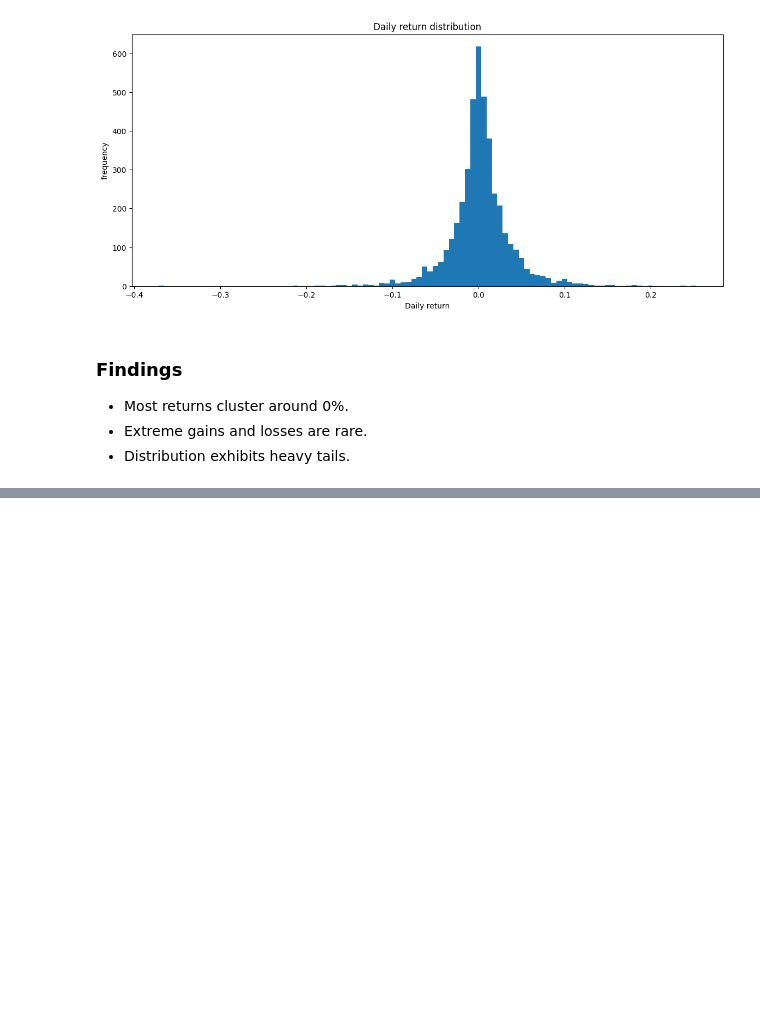
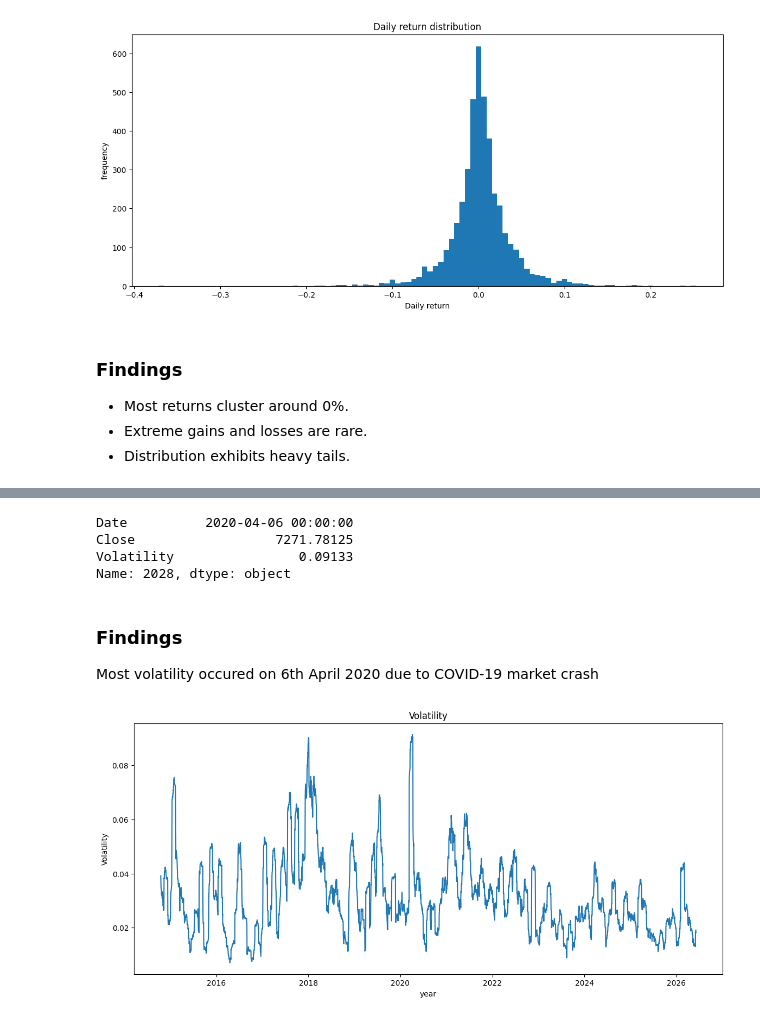
Before and after one commit to mugdhajha/Bitcoin-market-analysis, a Jupyter notebook: notebooks/eda.ipynb, the cells around one changed output, grey strips where cells are left out. Saved outputs shown, nothing was run; the diff lists cells and outputs as text; code cells hidden in the pictures; blank space fills up the shorter version.

Commit message:
completed analysing volatility

```diff
--- a/notebooks/eda.ipynb
+++ b/notebooks/eda.ipynb
@@ -129,0 +135,2 @@ plt.show()
+# %%
+df["Volatility"]=df["Daily_return"].rolling(30).std()
@@ -129,0 +169,22 @@ plt.show()
+# %%
+max_vol=df.loc[df["Volatility"].idxmax()]
+print(max_vol[["Date","Close","Volatility"]])
+# %% [output]
+Date          2020-04-06 00:00:00
+Close                  7271.78125
+Volatility                0.09133
+Name: 2028, dtype: object
+# %% [markdown]
+### Findings
+
+Most volatility occured on 6th April 2020 due to COVID-19 market crash
+# %%
+plt.figure(figsize=(14,6))
+plt.plot(df["Date"],df["Volatility"])
+plt.title("Volatility")
+plt.xlabel("year")
+plt.ylabel("Volatility")
+save_plot("Volatility")
+plt.show()
+# %% [output]
+[figure, added]
```
Also changed, not shown: parts of 13 cells of this notebook, 3 other files.
